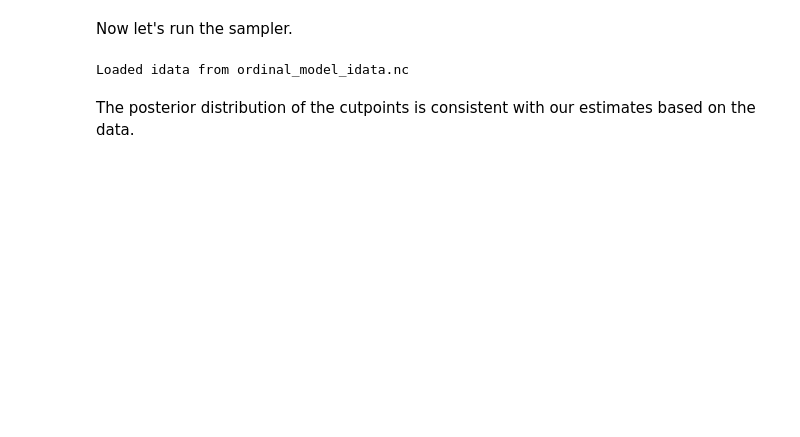
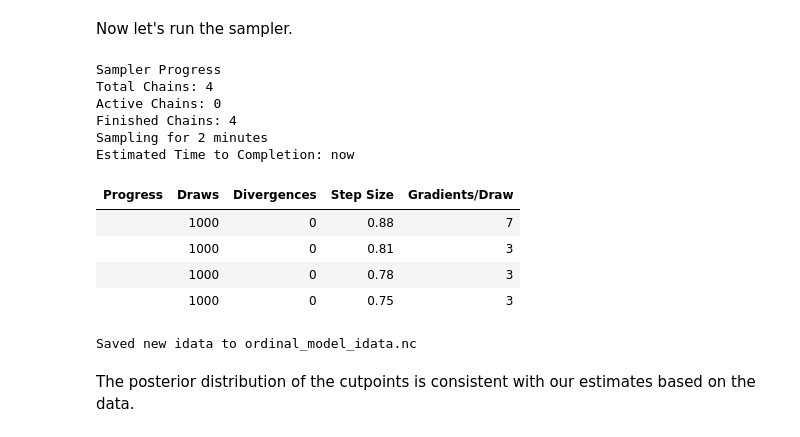
Before and after one commit to AllenDowney/SurveyDataPyMC, a Jupyter notebook: soln/03_ordinal_regression.ipynb, the cells around one changed output. Drawn from its saved outputs; the diff is of its cells as text; code cells hidden in the pictures; blank space fills up the shorter version.

```diff
--- a/soln/03_ordinal_regression.ipynb
+++ b/soln/03_ordinal_regression.ipynb
@@ -410,9 +405,20 @@ pm.model_to_graphviz(ordinal_model)
 Now let's run the sampler.
 # %%
 filename = 'ordinal_model_idata.nc'
-idata = load_idata_or_sample(ordinal_model_diy, filename, draws=500, tune=500)
+idata = load_idata_or_sample(ordinal_model, filename, draws=500, tune=500)
 # %% [output]
-Loaded idata from ordinal_model_idata.nc
+Sampler Progress
+Total Chains: 4
+Active Chains: 0
+Finished Chains: 4
+Sampling for 2 minutes
+Estimated Time to Completion: now
+| Progress | Draws | Divergences | Step Size | Gradients/Draw |
+|  | 1000 | 0 | 0.88 | 7 |
+|  | 1000 | 0 | 0.81 | 3 |
+|  | 1000 | 0 | 0.78 | 3 |
+|  | 1000 | 0 | 0.75 | 3 |
+Saved new idata to ordinal_model_idata.nc
 # %% [markdown]
 The posterior distribution of the cutpoints is consistent with our estimates based on the data.
 # %%
```
Also changed, not shown: parts of 14 cells of this notebook, 7 other files.
